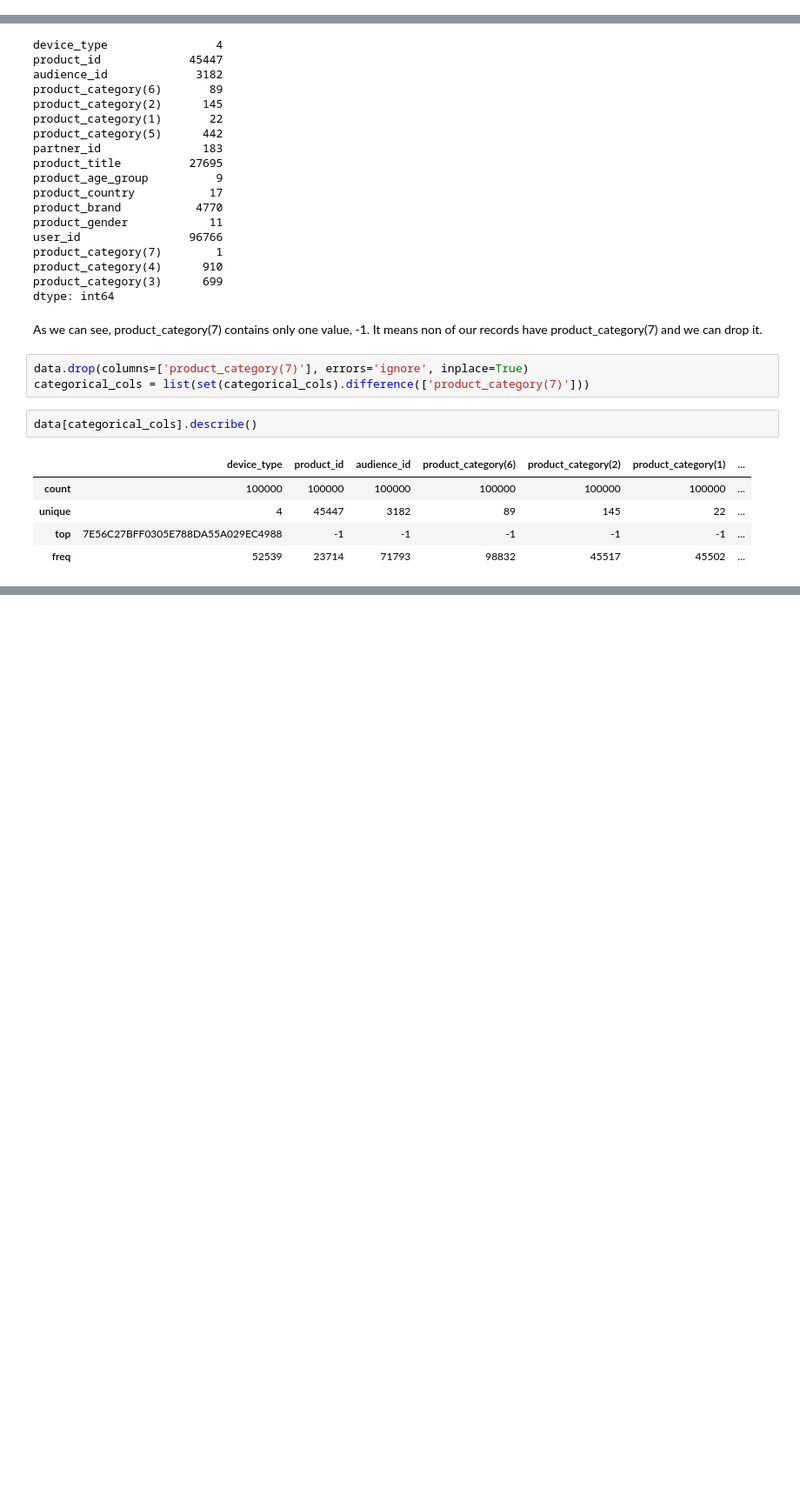
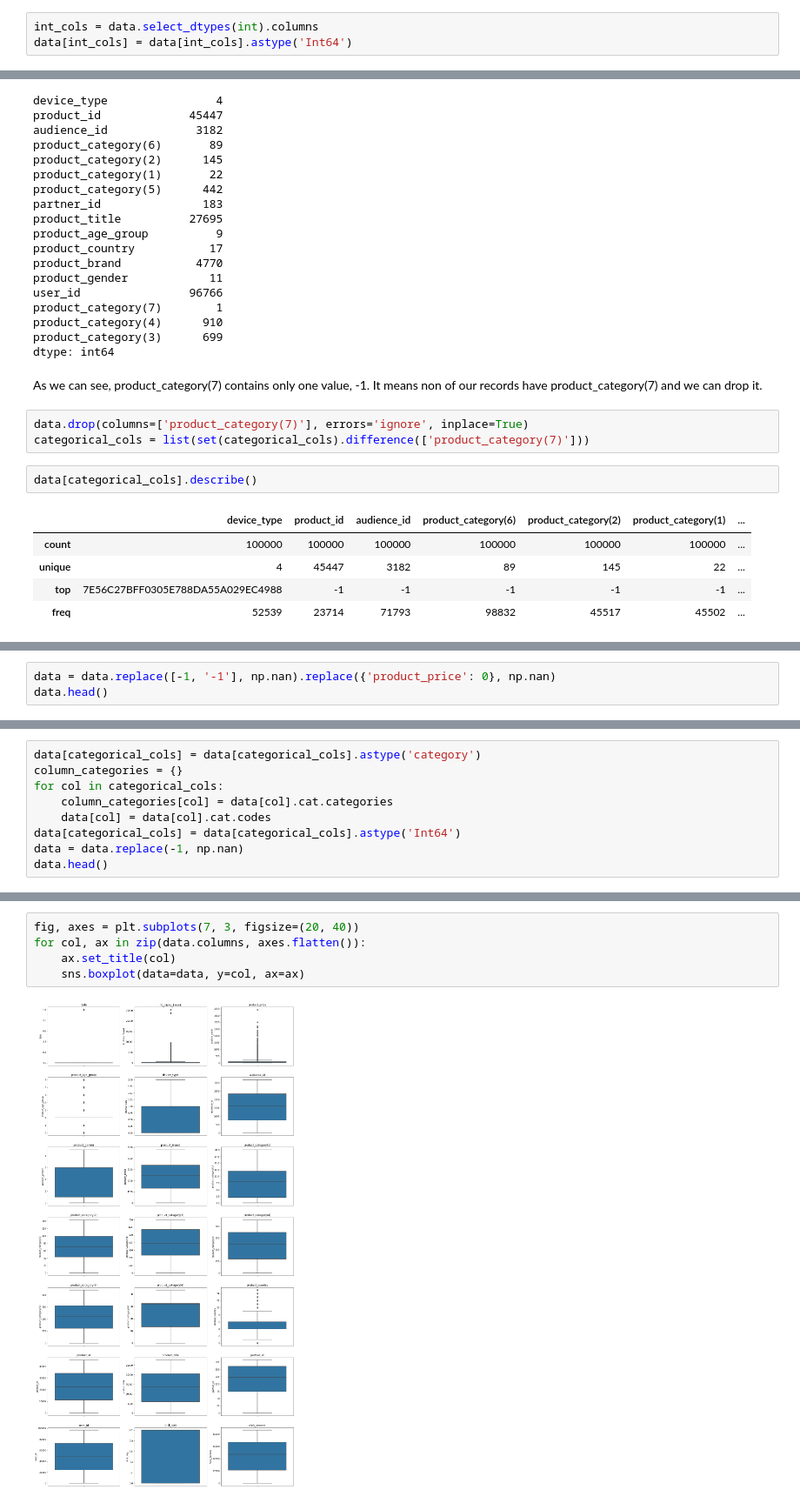
Before and after one commit to a80-abbasi/ML_Project, a Jupyter notebook: ML_Project.ipynb, the cells around one changed output, grey strips where cells are left out. Shown: that part at 87% size. Cells and saved outputs as stored; diff of their text form; blank space fills up the shorter version.

Commit message:
converting categorical values to numbers

```diff
--- a/ML_Project.ipynb
+++ b/ML_Project.ipynb
@@ -30,3 +50,6 @@ In this part we are going to get some insights about our data and find out what
+# %%
+int_cols = data.select_dtypes(int).columns
+data[int_cols] = data[int_cols].astype('Int64')
 # %% [markdown]
 Two columns _'SalesAmountInEuro'_ and	_'time_delay_for_conversion'_ are -1 if product has been bought and a positive number otherwise. So they are equivalent to label (Sale) and we can't use them in training.
 # %%
@@ -126,0 +144,3 @@ sns.boxplot(data=data, y='product_price')
+# %%
+data = data.replace([-1, '-1'], np.nan).replace({'product_price': 0}, np.nan)
+data.head()
@@ -126,0 +157,9 @@ sns.boxplot(data=data, y='product_price')
+# %%
+data[categorical_cols] = data[categorical_cols].astype('category')
+column_categories = {}
+for col in categorical_cols:
+    column_categories[col] = data[col].cat.categories
+    data[col] = data[col].cat.codes
+data[categorical_cols] = data[categorical_cols].astype('Int64')
+data = data.replace(-1, np.nan)
+data.head()
@@ -126,0 +174,7 @@ sns.boxplot(data=data, y='product_price')
+# %%
+fig, axes = plt.subplots(7, 3, figsize=(20, 40))
+for col, ax in zip(data.columns, axes.flatten()):
+    ax.set_title(col)
+    sns.boxplot(data=data, y=col, ax=ax)
+# %% [output]
+[figure, added]
```
Also changed, not shown: parts of 8 cells of this notebook.
